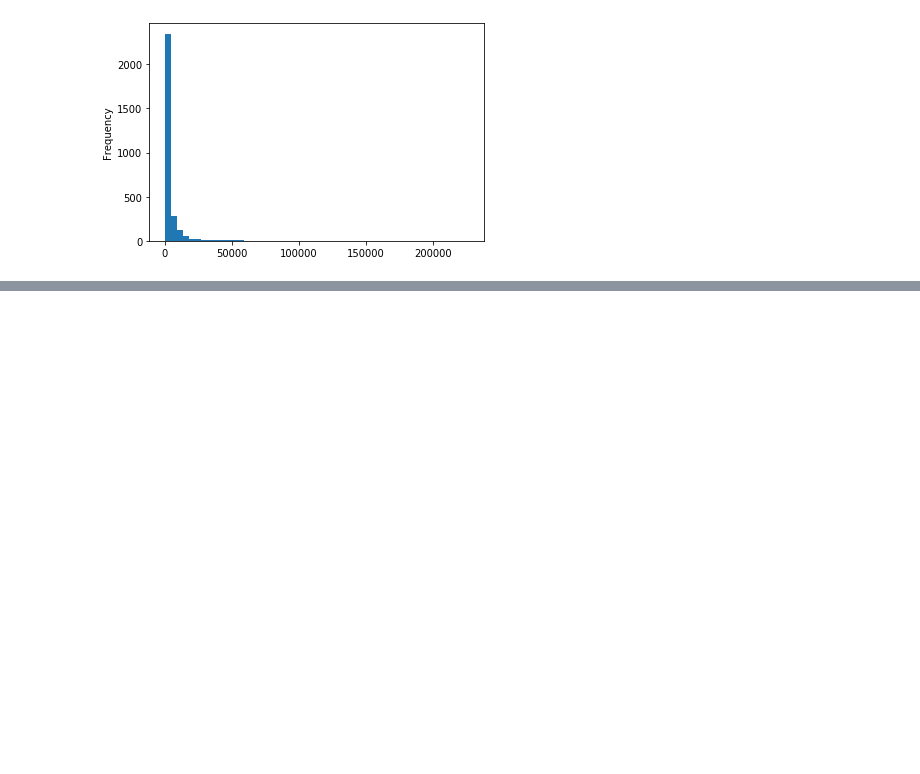
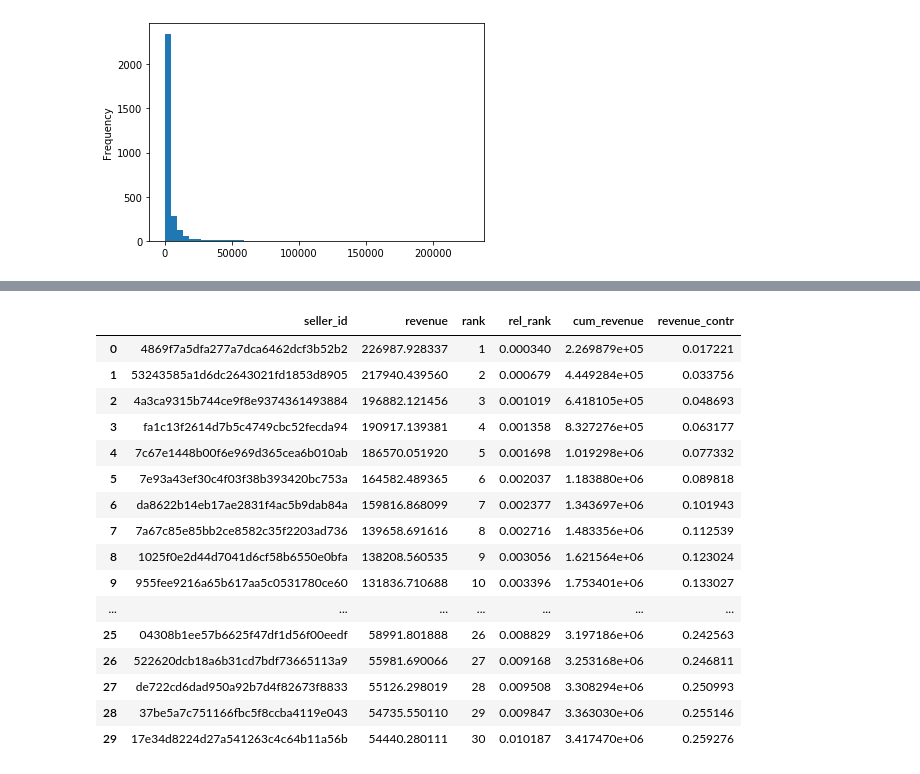
Before and after one commit to ironhack-datalabs/data-ber-06-20, a Jupyter notebook: Notes/module-2/week-4/1_eda-descriptive_stats.ipynb, the cells around one changed output, grey strips where cells are left out. Saved outputs shown, nothing was run; the diff lists cells and outputs as text; code cells hidden in the pictures; blank space fills up the shorter version.

```diff
--- a/Notes/module-2/week-4/1_analytics-descriptive_stats.ipynb
+++ b/Notes/module-2/week-4/1_eda-descriptive_stats.ipynb
@@ -218,0 +231,33 @@ rev_by_seller["revenue"].plot(kind="hist", bins=50);
+# %%
+# 2. compute rank
+rev_contr = rev_contr.assign(rank=rev_contr.index + 1)
+# rev_contr.assign(rank=range(1, len(rev_contr) + 1))
+# %%
+# 3. calculate relative rank
+rev_contr = rev_contr.assign(rel_rank=rev_contr["rank"] / len(rev_contr))
+# %%
+# 4. calculate cumulative sum
+rev_contr = rev_contr.assign(cum_revenue=rev_contr["revenue"].cumsum())
+# %%
+# 5. calculate cumulative contribution
+rev_contr = rev_contr.assign(revenue_contr=rev_contr["cum_revenue"] / rev_contr["revenue"].sum())
+# %%
+rev_contr.head(30)
+# %% [output]
+|  | seller_id | revenue | rank | rel_rank | cum_revenue | revenue_contr |
+| 0 | 4869f7a5dfa277a7dca6462dcf3b52b2 | 226987.928337 | 1 | 0.000340 | 2.269879e+05 | 0.017221 |
+| 1 | 53243585a1d6dc2643021fd1853d8905 | 217940.439560 | 2 | 0.000679 | 4.449284e+05 | 0.033756 |
+| 2 | 4a3ca9315b744ce9f8e9374361493884 | 196882.121456 | 3 | 0.001019 | 6.418105e+05 | 0.048693 |
+| 3 | fa1c13f2614d7b5c4749cbc52fecda94 | 190917.139381 | 4 | 0.001358 | 8.327276e+05 | 0.063177 |
+| 4 | 7c67e1448b00f6e969d365cea6b010ab | 186570.051920 | 5 | 0.001698 | 1.019298e+06 | 0.077332 |
+| 5 | 7e93a43ef30c4f03f38b393420bc753a | 164582.489365 | 6 | 0.002037 | 1.183880e+06 | 0.089818 |
+| 6 | da8622b14eb17ae2831f4ac5b9dab84a | 159816.868099 | 7 | 0.002377 | 1.343697e+06 | 0.101943 |
+| 7 | 7a67c85e85bb2ce8582c35f2203ad736 | 139658.691616 | 8 | 0.002716 | 1.483356e+06 | 0.112539 |
+| 8 | 1025f0e2d44d7041d6cf58b6550e0bfa | 138208.560535 | 9 | 0.003056 | 1.621564e+06 | 0.123024 |
+| 9 | 955fee9216a65b617aa5c0531780ce60 | 131836.710688 | 10 | 0.003396 | 1.753401e+06 | 0.133027 |
+| ... | ... | ... | ... | ... | ... | ... |
+| 25 | 04308b1ee57b6625f47df1d56f00eedf | 58991.801888 | 26 | 0.008829 | 3.197186e+06 | 0.242563 |
+| 26 | 522620dcb18a6b31cd7bdf73665113a9 | 55981.690066 | 27 | 0.009168 | 3.253168e+06 | 0.246811 |
+| 27 | de722cd6dad950a92b7d4f82673f8833 | 55126.298019 | 28 | 0.009508 | 3.308294e+06 | 0.250993 |
+| 28 | 37be5a7c751166fbc5f8ccba4119e043 | 54735.550110 | 29 | 0.009847 | 3.363030e+06 | 0.255146 |
+| 29 | 17e34d8224d27a541263c4c64b11a56b | 54440.280111 | 30 | 0.010187 | 3.417470e+06 | 0.259276 |
```
Also changed, not shown: parts of 5 cells of this notebook, 1 other file.
